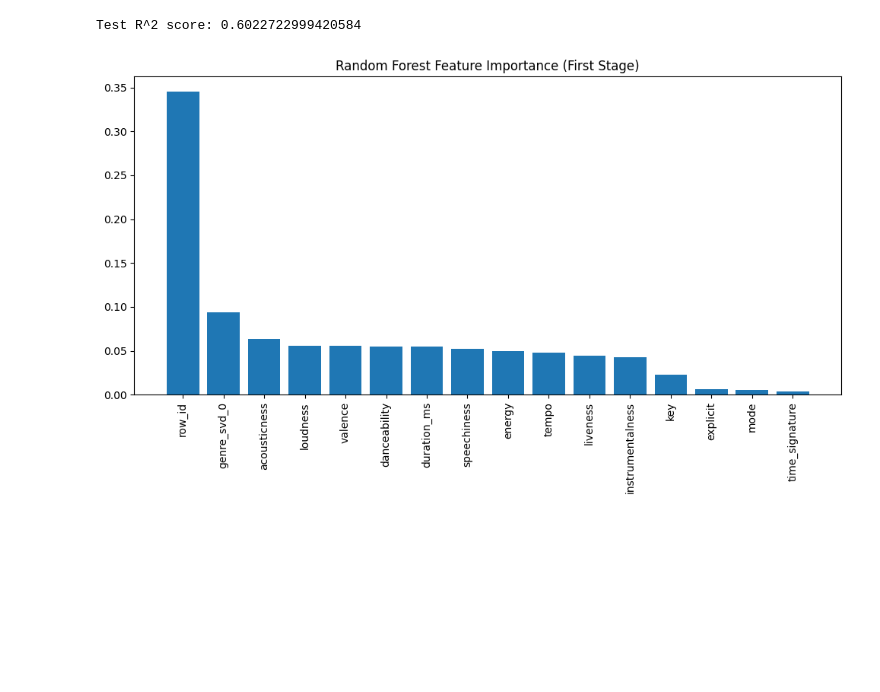
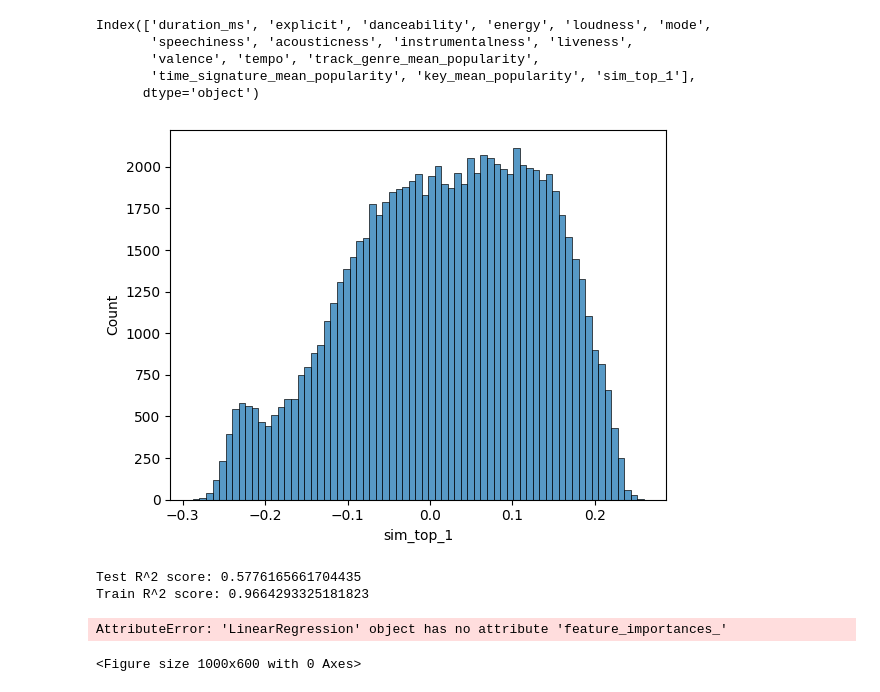
Before and after one commit to felixlaplante/sup-challenge, a Jupyter notebook: main.ipynb, the cells around one changed output. Drawn from its saved outputs; the diff is of its cells as text; code cells hidden in the pictures; blank space fills up the shorter version.

```diff
--- a/main.ipynb
+++ b/main.ipynb
@@ -82,0 +30,8 @@ X, Y = prepare_X(data).drop("popularity", axis=1), data["popularity"]
+# %%
+from sklearn.model_selection import KFold
+
+CATEGORICAL_COLS = ["track_genre", "time_signature", "key"]
+DROP_COLS = ["Unnamed: 0", "row_id"]
+
+K = 5
+KF = KFold(n_splits=K, shuffle=True)
@@ -83,36 +97,73 @@ X, Y = prepare_X(data).drop("popularity", axis=1), data["popularity"]
+# %%
+X, Y = prepare_data(data).drop("popularity", axis=1), data["popularity"]
+
+print(X.columns)
+sns.histplot(X["sim_top_1"])
+plt.show()
+# %% [output]
+Index(['duration_ms', 'explicit', 'danceability', 'energy', 'loudness', 'mode',
+       'speechiness', 'acousticness', 'instrumentalness', 'liveness',
+       'valence', 'tempo', 'track_genre_mean_popularity',
+       'time_signature_mean_popularity', 'key_mean_popularity', 'sim_top_1'],
+      dtype='object')
+[figure, added]
 # %%
 import matplotlib.pyplot as plt
-import numpy as np
 from sklearn.ensemble import RandomForestRegressor
+from sklearn.linear_model import LinearRegression
 from sklearn.metrics import r2_score
 from sklearn.model_selection import KFold, train_test_split
 from tqdm import tqdm
 
-X_train, X_test, Y_train, Y_test = train_test_split(
-    X, Y, test_size=0.2, random_state=42
-)
+data_train, data_test = train_test_split(data, test_size=0.2, random_state=42)
 
-models = []
+X_train = prepare_data(data_train, reset=True).drop("popularity", axis=1)
+Y_train = data_train["popularity"]
+
+X_test = prepare_data(data_test).drop("popularity", axis=1)
+Y_test = data_test["popularity"]
+
+models = [LinearRegression().fit(X_train, Y_train)]
 
 for train_idx, _ in tqdm(KF.split(X_train)):
     X_tr, Y_tr = X_train.iloc[train_idx], Y_train.iloc[train_idx]
 
     Y_tr -= sum([model.predict(X_tr) for model in models])
 
-    models.append(RandomForestRegressor(n_estimators=100, n_jobs=-1).fit(X_tr, Y_tr))
+    models.append(
+        RandomForestRegressor(
+            n_estimators=1000, n_jobs=-1, max_features=1 / 3, min_samples_split=10
+        ).fit(X_tr, Y_tr)
+    )
 
-y_test_pred = sum([model.predict(X_test) for model in models])
+y_test_pred = np.clip(sum([model.predict(X_test) for model in models]), 0, 100)
 print("Test R^2 score:", r2_score(Y_test, y_test_pred))
+y_train_pred = np.clip(sum([model.predict(X_train) for model in models]), 0, 100)
+print("Train R^2 score:", r2_score(Y_train, y_train_pred))
 
-indices = models[0].feature_importances_.argsort()[::-1]
+indices = models[1].feature_importances_.argsort()[::-1]
 plt.figure(figsize=(10, 6))
-plt.bar(range(X.shape[1]), models[0].feature_importances_[indices])
-plt.xticks(range(X.shape[1]), X.columns[indices], rotation=90)
+plt.bar(range(X_train.shape[1]), models[1].feature_importances_[indices])
+plt.xticks(range(X_train.shape[1]), X_train.columns[indices], rotation=90)
 plt.title("Random Forest Feature Importance (First Stage)")
 plt.tight_layout()
 plt.show()
+
+plt.scatter(Y_test, y_test_pred)
+plt.xlabel("True Values")
+plt.ylabel("Predicted Values")
+plt.title("True vs Predicted Values")
+plt.show()
+
+plt.hist(Y_test - y_test_pred, bins=50)
+plt.xlabel("Residuals")
+plt.ylabel("Frequency")
+plt.title("Residual Distribution")
+plt.show()
 # %% [output]
-Test R^2 score: 0.6022722999420584
+Test R^2 score: 0.5776165661704435
+Train R^2 score: 0.9664293325181823
-[figure, removed]
+AttributeError: 'LinearRegression' object has no attribute 'feature_importances_'
+<Figure size 1000x600 with 0 Axes>
 # %%
 # Retrain full model
```
Also changed, not shown: parts of 7 cells of this notebook, 11 other files.
